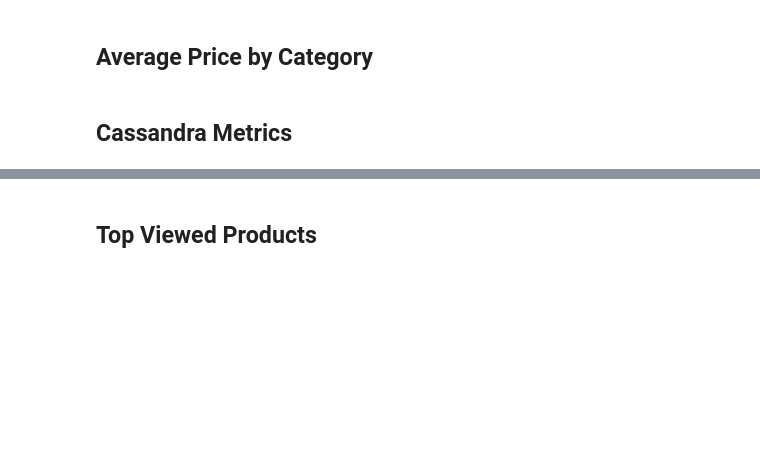
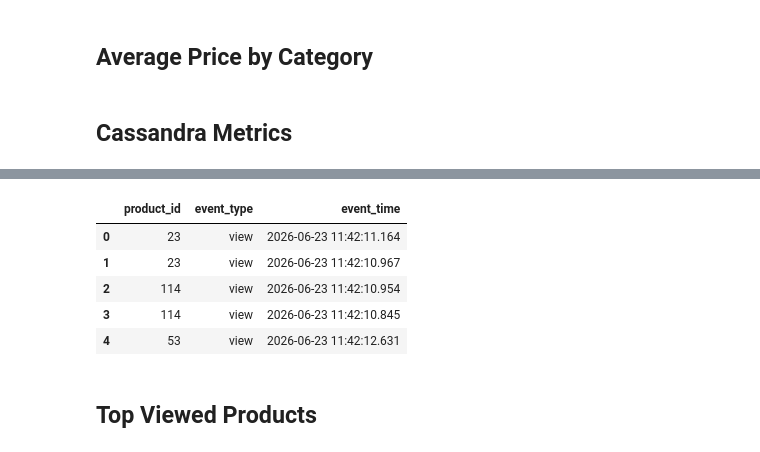
Before and after one commit to VighneshManjrekar/lambda-ecomm, a Jupyter notebook: analytics_dashboard.ipynb, the cells around one changed output, grey strips where cells are left out. Cells and saved outputs as stored; diff of their text form; code cells hidden in the pictures; blank space fills up the shorter version.

```diff
--- a/client/notebook/analytics_dashboard.ipynb
+++ b/analytics_dashboard.ipynb
@@ -86,2 +88,13 @@ metrics_df.head()
+# %%
+event_rows = session.execute('SELECT * FROM product_events')
+event_df = pd.DataFrame(list(event_rows))
+event_df.head()
+# %% [output]
+|  | product_id | event_type | event_time |
+| 0 | 23 | view | 2026-06-23 11:42:11.164 |
+| 1 | 23 | view | 2026-06-23 11:42:10.967 |
+| 2 | 114 | view | 2026-06-23 11:42:10.954 |
+| 3 | 114 | view | 2026-06-23 11:42:10.845 |
+| 4 | 53 | view | 2026-06-23 11:42:12.631 |
 # %% [markdown]
 ## Top Viewed Products
```
Also changed, not shown: parts of 10 cells of this notebook, 7 other files.
